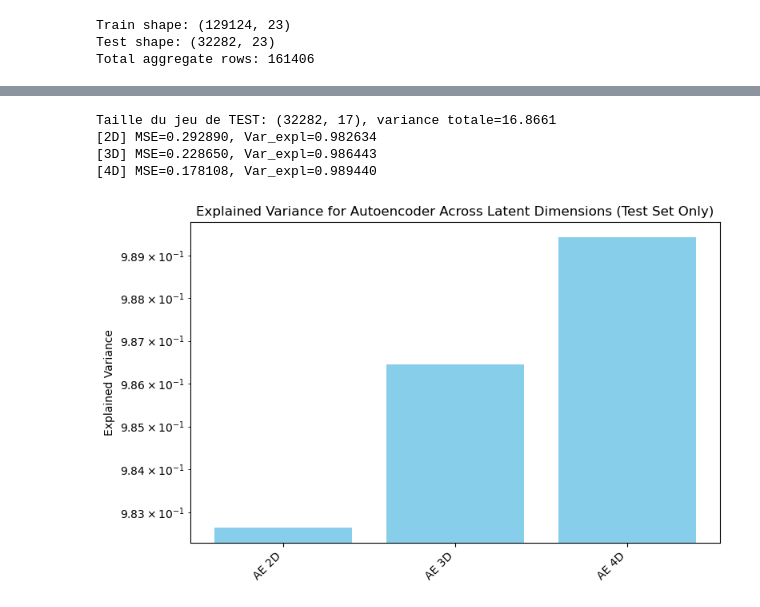
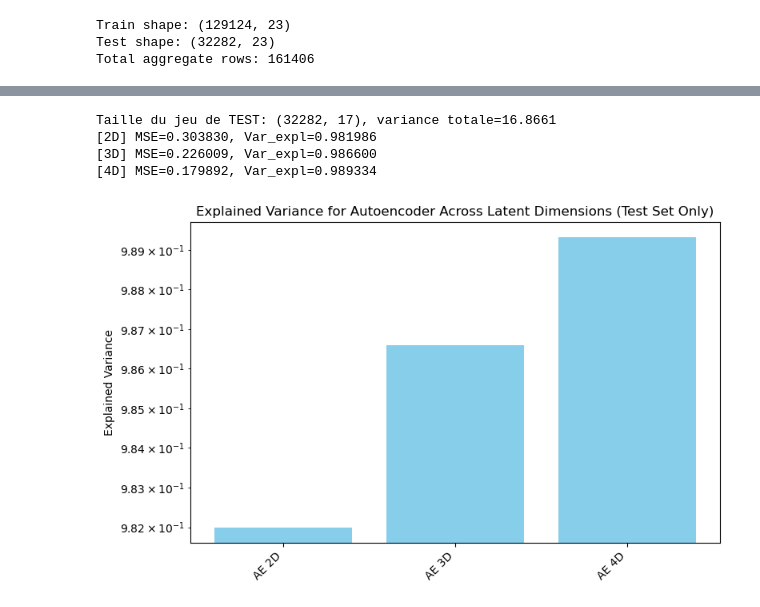
Before and after one commit to astrodeepnet/students-project-2024, a Jupyter notebook: notebooks/s2/dim_reduction/autoencoder.ipynb, the cells around one changed output, grey strips where cells are left out. Drawn from its saved outputs; the diff is of its cells as text; code cells hidden in the pictures.

Commit message:
CORE - add optuna support for VAE and autoencoder to fine tune hyperparameters

```diff
--- a/notebooks/s2/dim_reduction/autoencoder.ipynb
+++ b/notebooks/s2/dim_reduction/autoencoder.ipynb
@@ -143,7 +286,7 @@ weight_folder = "output_weight"
 os.makedirs(weight_folder, exist_ok=True)
 
 # Training hyperparameters
-num_epochs = 1000
+num_epochs = 10
 patience = 1000
 criterion = nn.MSELoss()
 best_val_loss = float('inf')
@@ -153,10 +296,10 @@ epochs_no_improve = 0
 for latent_dim in [2, 3, 4]:
     print(f"\nTraining autoencoder with latent dimension: {latent_dim}")
 
-    model = Autoencoder(input_dim=17, latent_dim=latent_dim).to(device)
+    model = Autoencoder(input_dim=17, latent_dim=latent_dim, hidden_dim1=64, hidden_dim2=96, negative_slope=0.0056).to(device)
     model = torch.compile(model, mode="reduce-overhead")
 
-    optimizer = optim.Adam(model.parameters(), lr=1e-3)
+    optimizer = optim.Adam(model.parameters(), lr=0.0084)
 
 
     best_val_loss = float('inf')
@@ -364,5 +532,5 @@ W0326 00:49:06.534000 21187 site-packages/torch/_inductor/utils.py:1137] [0/1] N
 # %%
-    import torch
+import torch
 import torch.nn as nn
 import numpy as np
 import matplotlib.pyplot as plt
@@ -395,7 +563,9 @@ for d in latent_dims:
         continue
 
     # Charger le modèle Autoencoder exactement comme entraîné
-    model = Autoencoder(input_dim=17, latent_dim=d).to(device)
+    model = Autoencoder(input_dim=17, latent_dim=d, hidden_dim1=64, hidden_dim2=96, negative_slope=0.0056).to(device)
+    model = torch.compile(model, mode="reduce-overhead")
+
     model.load_state_dict(torch.load(model_path, map_location=device))
     model.eval()
 
@@ -403,34 +573,34 @@ for d in latent_dims:
     with torch.no_grad():
         x_recon_tensor = model(val_X_tensor)
 
     x_recon_np = x_recon_tensor.cpu().numpy()
 
     # Calcul explicite du MSE global sur TEST
     mse_global = np.mean((x_recon_np - val_X_np)**2)
 
     # Calcul de la variance expliquée sur TEST
     explained_variance = 1.0 - (mse_global / total_variance)
     explained_variances_ae[d] = explained_variance
 
     print(f"[{d}D] MSE={mse_global:.6f}, Var_expl={explained_variance:.6f}")
 
 # ---------------------------
 # Diagramme en barres clair de la variance expliquée sur TEST
 # ---------------------------
 labels = [f"AE {d}D" for d in latent_dims if d in explained_variances_ae]
 ev_values = [explained_variances_ae[d] for d in latent_dims if d in explained_variances_ae]
 
 plt.figure(figsize=(8, 5))
 plt.bar(range(len(labels)), ev_values, color='skyblue')
 plt.xticks(range(len(labels)), labels, rotation=45, ha='right')
 plt.ylabel("Explained Variance")
 plt.yscale("log")  # Échelle logarithmique pour une meilleure lisibilité
 plt.title("Explained Variance for Autoencoder Across Latent Dimensions (Test Set Only)")
 plt.tight_layout()
 plt.show()
 # %% [output]
 Taille du jeu de TEST: (32282, 17), variance totale=16.8661
-[2D] MSE=0.292890, Var_expl=0.982634
-[3D] MSE=0.228650, Var_expl=0.986443
-[4D] MSE=0.178108, Var_expl=0.989440
+[2D] MSE=0.303830, Var_expl=0.981986
+[3D] MSE=0.226009, Var_expl=0.986600
+[4D] MSE=0.179892, Var_expl=0.989334
-[figure, old version]
+[figure, new version]
```
Also changed, not shown: parts of 10 cells of this notebook, 3 other files.
